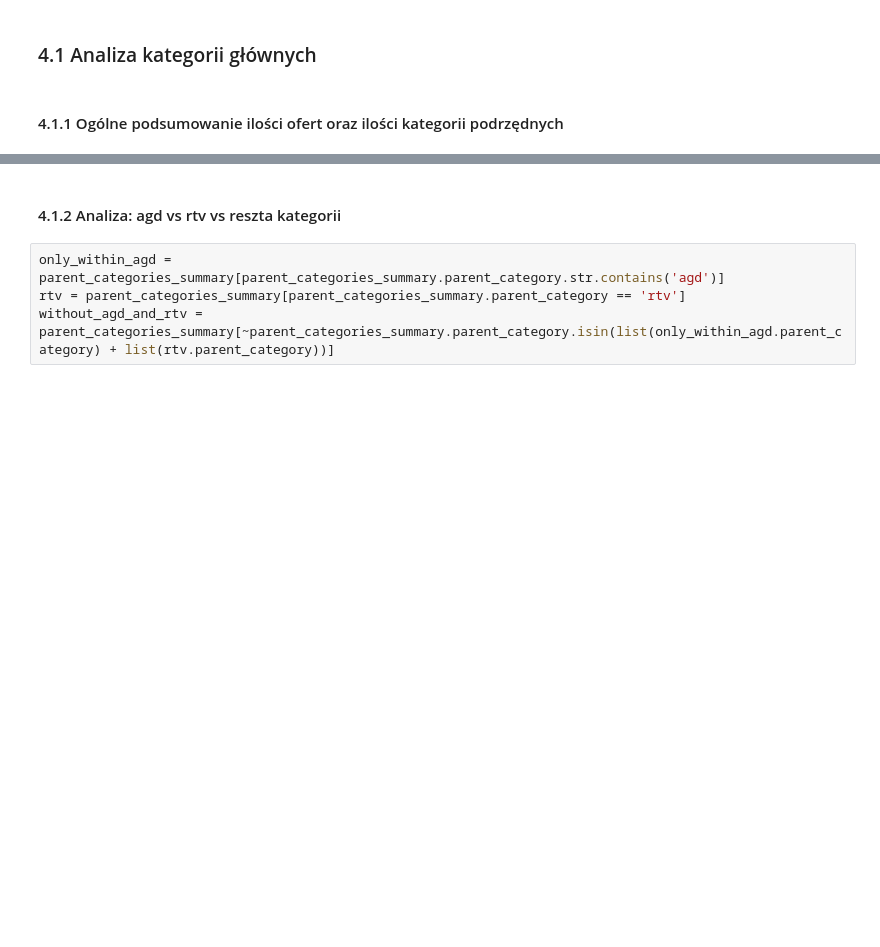
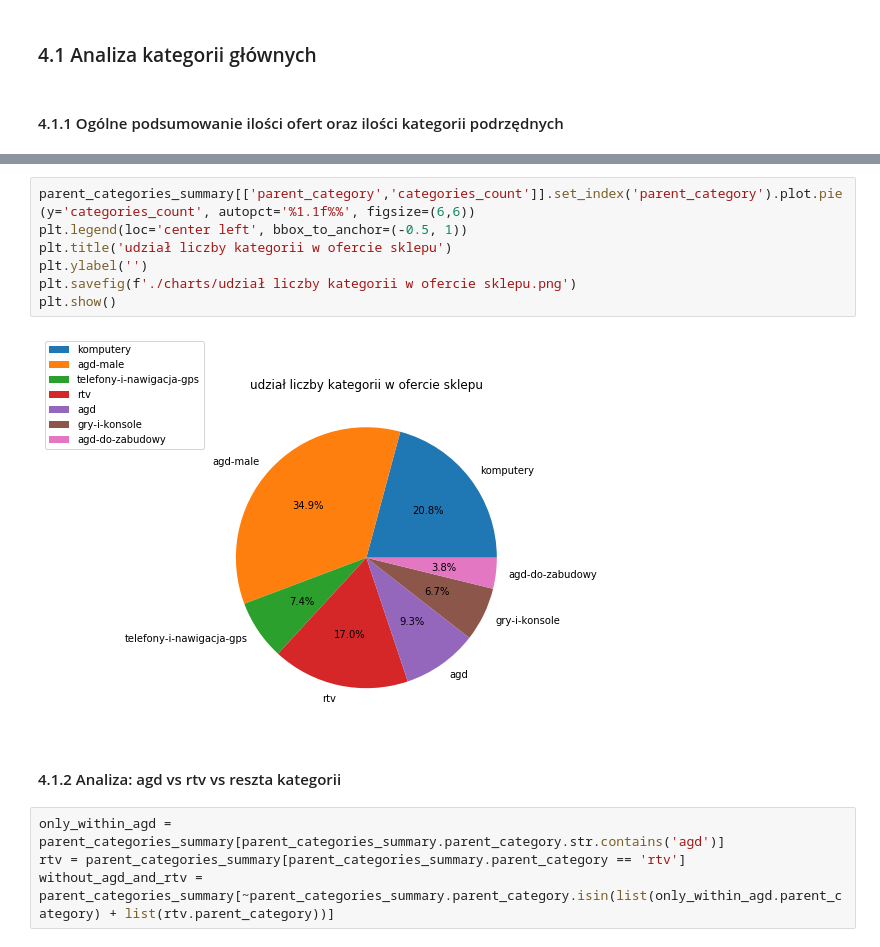
Before and after one commit to grzegorzpokorski/nocna-promocja-euro.com.pl, a Jupyter notebook: categories_analysis.ipynb, the cells around one changed output, grey strips where cells are left out. Saved outputs shown, nothing was run; the diff lists cells and outputs as text; blank space fills up the shorter version.

Commit message:
dodatkowe wykresy i refleksja odnośnie powtarzających się kategorii

```diff
--- a/categories_analysis.ipynb
+++ b/categories_analysis.ipynb
@@ -143,3 +152,12 @@ plt.show()
+# %%
+parent_categories_summary[['parent_category','categories_count']].set_index('parent_category').plot.pie(y='categories_count', autopct='%1.1f%%', figsize=(6,6))
+plt.legend(loc='center left', bbox_to_anchor=(-0.5, 1))
+plt.title('udział liczby kategorii w ofercie sklepu')
+plt.ylabel('')
+plt.savefig(f'./charts/udział liczby kategorii w ofercie sklepu.png')
+plt.show()
+# %% [output]
+[figure, added]
 # %% [markdown]
 #### 4.1.2 Analiza: agd vs rtv vs reszta kategorii
 # %%
```
Also changed, not shown: parts of 56 cells of this notebook, 10 other files.
